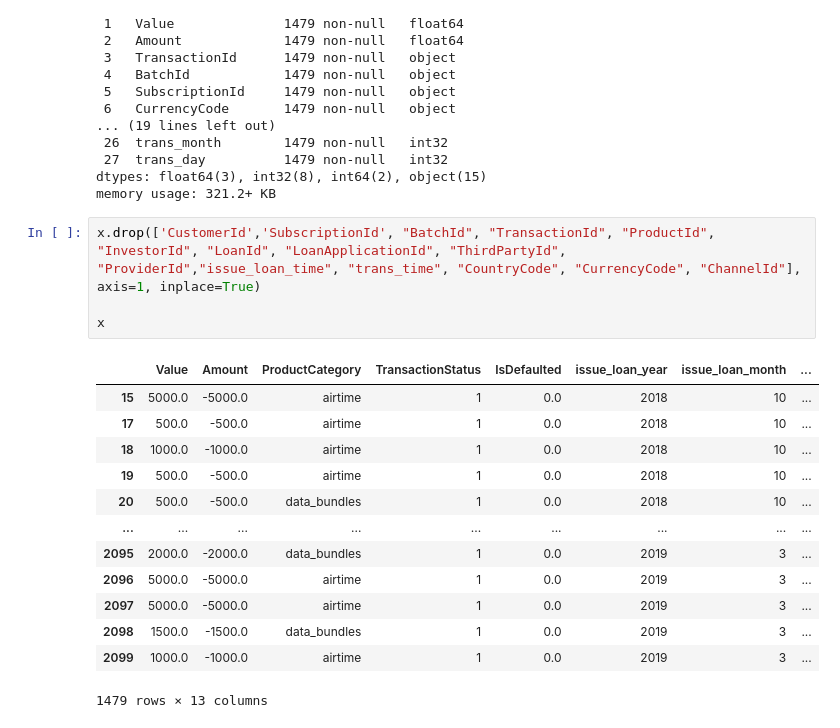
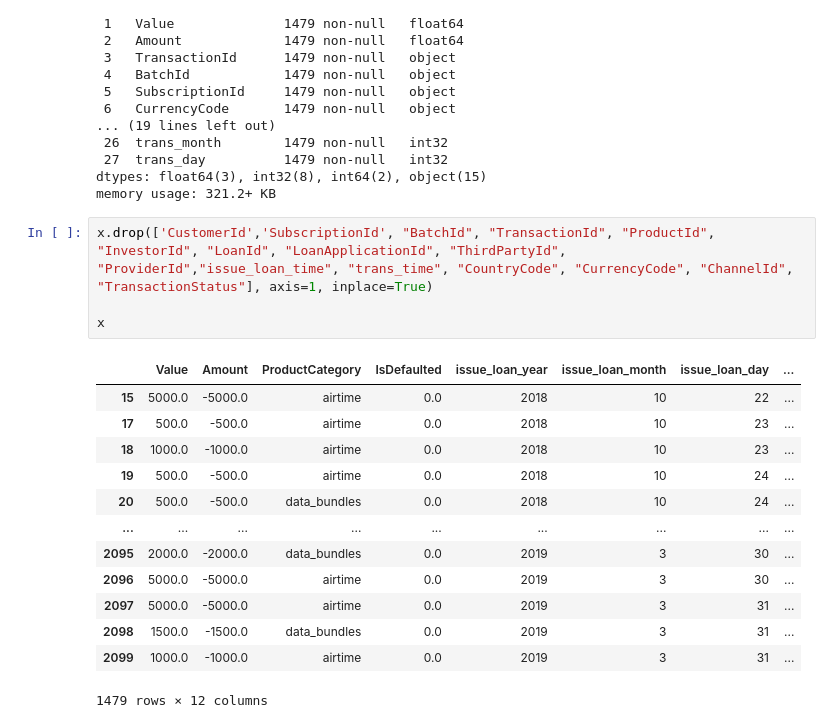
Before and after one commit to mthimkulu23/Standard-Bank-Tech-Impact-Challenge-Xente-Credit-Scoring-Challenge, a Jupyter notebook: Standard_Bank_Tech_Impact_Challenge_Xente_Credit_Scoring_Challenge.ipynb, the cells around one changed output. Cells and saved outputs as stored; diff of their text form.

```diff
--- a/Standard_Bank_Tech_Impact_Challenge_Xente_Credit_Scoring_Challenge.ipynb
+++ b/Standard_Bank_Tech_Impact_Challenge_Xente_Credit_Scoring_Challenge.ipynb
@@ -282,23 +282,23 @@ Data columns (total 28 columns):
 dtypes: float64(3), int32(8), int64(2), object(15)
 memory usage: 321.2+ KB
 # %%
-x.drop(['CustomerId','SubscriptionId', "BatchId", "TransactionId", "ProductId", "InvestorId", "LoanId", "LoanApplicationId", "ThirdPartyId", "ProviderId","issue_loan_time", "trans_time", "CountryCode", "CurrencyCode", "ChannelId"], axis=1, inplace=True)
+x.drop(['CustomerId','SubscriptionId', "BatchId", "TransactionId", "ProductId", "InvestorId", "LoanId", "LoanApplicationId", "ThirdPartyId", "ProviderId","issue_loan_time", "trans_time", "CountryCode", "CurrencyCode", "ChannelId", "TransactionStatus"], axis=1, inplace=True)
 
 x
 # %% [output]
-|  | Value | Amount | ProductCategory | TransactionStatus | IsDefaulted | issue_loan_year | issue_loan_month | ... |
-| 15 | 5000.0 | -5000.0 | airtime | 1 | 0.0 | 2018 | 10 | ... |
-| 17 | 500.0 | -500.0 | airtime | 1 | 0.0 | 2018 | 10 | ... |
-| 18 | 1000.0 | -1000.0 | airtime | 1 | 0.0 | 2018 | 10 | ... |
-| 19 | 500.0 | -500.0 | airtime | 1 | 0.0 | 2018 | 10 | ... |
-| 20 | 500.0 | -500.0 | data_bundles | 1 | 0.0 | 2018 | 10 | ... |
+|  | Value | Amount | ProductCategory | IsDefaulted | issue_loan_year | issue_loan_month | issue_loan_day | ... |
+| 15 | 5000.0 | -5000.0 | airtime | 0.0 | 2018 | 10 | 22 | ... |
+| 17 | 500.0 | -500.0 | airtime | 0.0 | 2018 | 10 | 23 | ... |
+| 18 | 1000.0 | -1000.0 | airtime | 0.0 | 2018 | 10 | 23 | ... |
+| 19 | 500.0 | -500.0 | airtime | 0.0 | 2018 | 10 | 24 | ... |
+| 20 | 500.0 | -500.0 | data_bundles | 0.0 | 2018 | 10 | 24 | ... |
 | ... | ... | ... | ... | ... | ... | ... | ... | ... |
-| 2095 | 2000.0 | -2000.0 | data_bundles | 1 | 0.0 | 2019 | 3 | ... |
-| 2096 | 5000.0 | -5000.0 | airtime | 1 | 0.0 | 2019 | 3 | ... |
-| 2097 | 5000.0 | -5000.0 | airtime | 1 | 0.0 | 2019 | 3 | ... |
-| 2098 | 1500.0 | -1500.0 | data_bundles | 1 | 0.0 | 2019 | 3 | ... |
-| 2099 | 1000.0 | -1000.0 | airtime | 1 | 0.0 | 2019 | 3 | ... |
+| 2095 | 2000.0 | -2000.0 | data_bundles | 0.0 | 2019 | 3 | 30 | ... |
+| 2096 | 5000.0 | -5000.0 | airtime | 0.0 | 2019 | 3 | 30 | ... |
+| 2097 | 5000.0 | -5000.0 | airtime | 0.0 | 2019 | 3 | 31 | ... |
+| 2098 | 1500.0 | -1500.0 | data_bundles | 0.0 | 2019 | 3 | 31 | ... |
+| 2099 | 1000.0 | -1000.0 | airtime | 0.0 | 2019 | 3 | 31 | ... |
-1479 rows × 13 columns
+1479 rows × 12 columns
 # %%
 from sklearn.preprocessing import LabelEncoder
 
```
Also changed, not shown: parts of 23 cells of this notebook.
